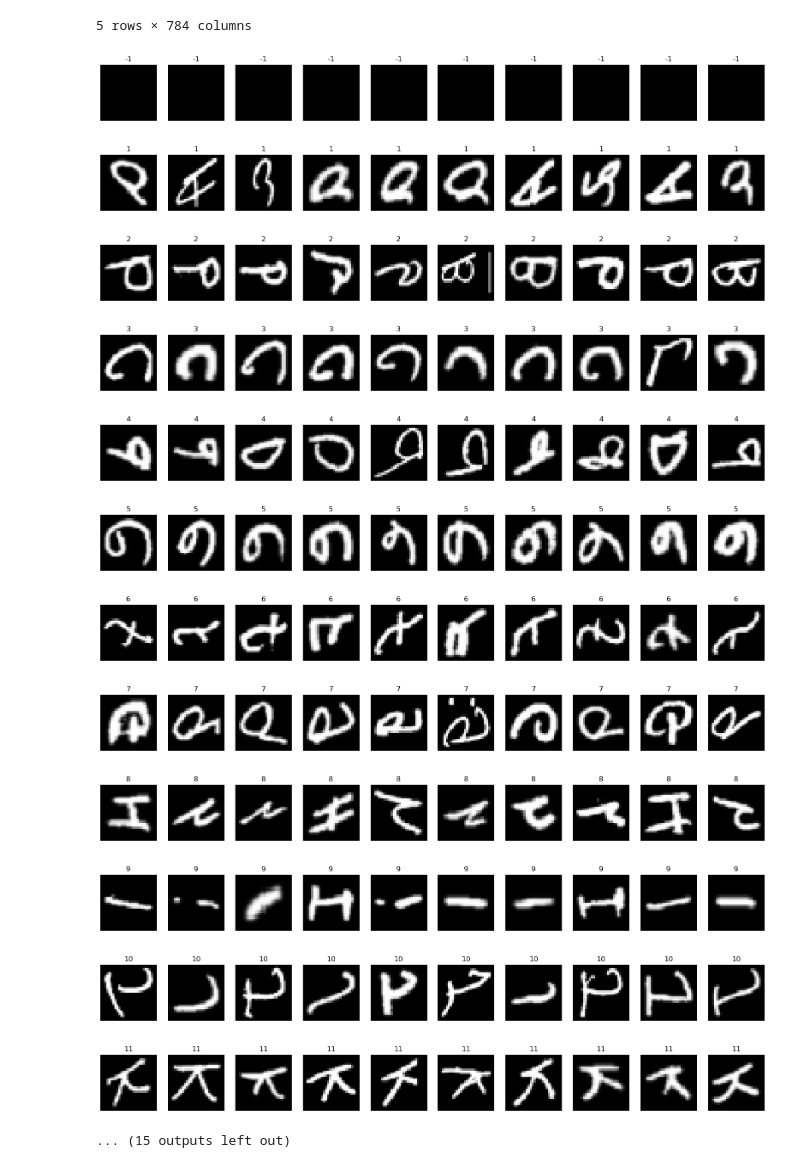
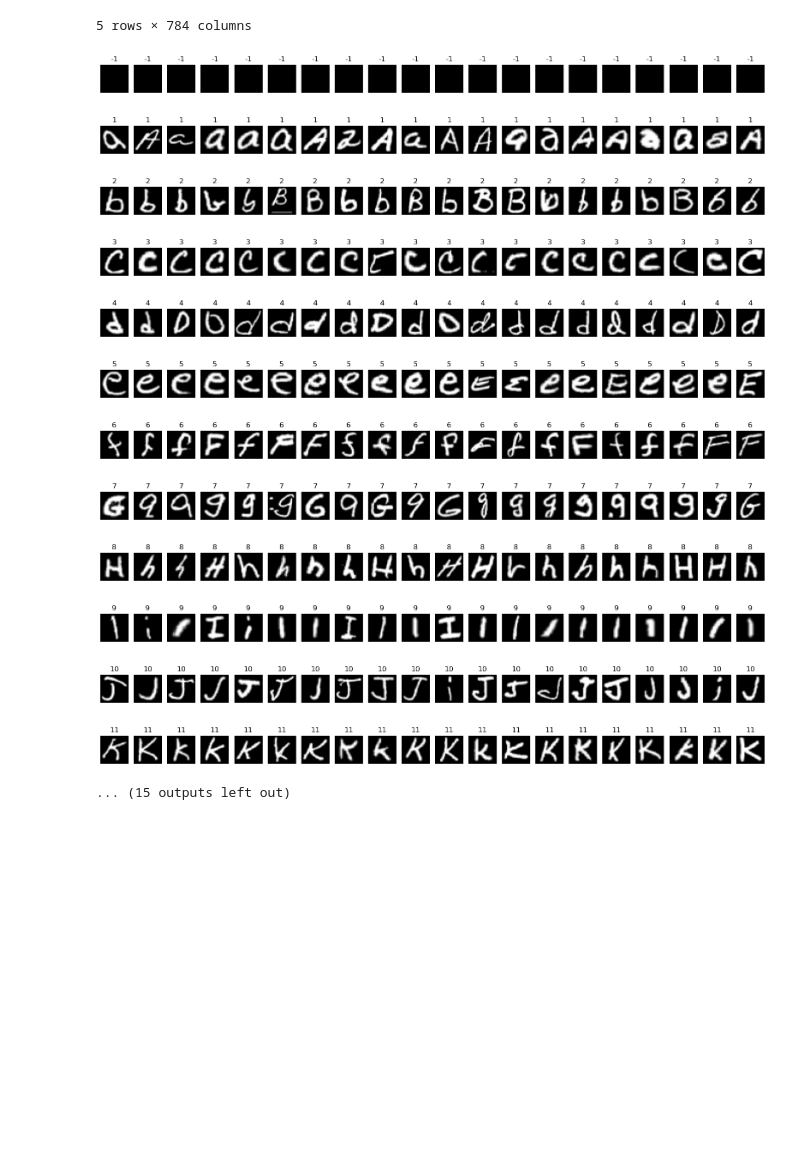
Before and after one commit to Zafyree3/DELE_CA2, a Jupyter notebook: PART A.ipynb, the cells around one changed output. Drawn from its saved outputs; the diff is of its cells as text; code cells hidden in the pictures; blank space fills up the shorter version.

Commit message:
image distribuition

```diff
--- a/PART A.ipynb
+++ b/PART A.ipynb
@@ -58,33 +58,36 @@ data.head()
 # %%
 
 # Function to display images
 def display_images(images, label):
     plt.figure(figsize=(20, 4))
-    for index, image in enumerate(images[:10]):
-        plt.subplot(1, 10, index + 1)
-        plt.imshow(image.reshape(28, 28), cmap='gray')
+    for index, image in enumerate(images[:20]):
+        plt.subplot(1, 20, index + 1)
+        image = np.array(image).reshape(28, 28)
+        rotated_image = np.rot90(image, k=-1)
+        flipped_horizontal = np.fliplr(rotated_image)
+        plt.imshow(flipped_horizontal, cmap='gray')
         plt.axis('off')
         plt.title(f"{label}")
 
 # Order labels from -1 to 26
 ordered_labels = sorted(labels.unique(), key=lambda x: (x != -1, x))
 
 # Iterate through each ordered label and display 10 images
 for label in ordered_labels:
     label_images = data[labels == label].values
     display_images(label_images, label)
     plt.show()
 # %% [output]
-[figure, old version]
+[figure, new version]
-[figure, old version]
+[figure, new version]
-[figure, old version]
+[figure, new version]
-[figure, old version]
+[figure, new version]
-[figure, old version]
+[figure, new version]
-[figure, old version]
+[figure, new version]
-[figure, old version]
+[figure, new version]
-[figure, old version]
+[figure, new version]
-[figure, old version]
+[figure, new version]
-[figure, old version]
+[figure, new version]
-[figure, old version]
+[figure, new version]
-[figure, old version]
+[figure, new version]
 ... (15 outputs left out)
```
Also changed, not shown: parts of 1 cell of this notebook.
